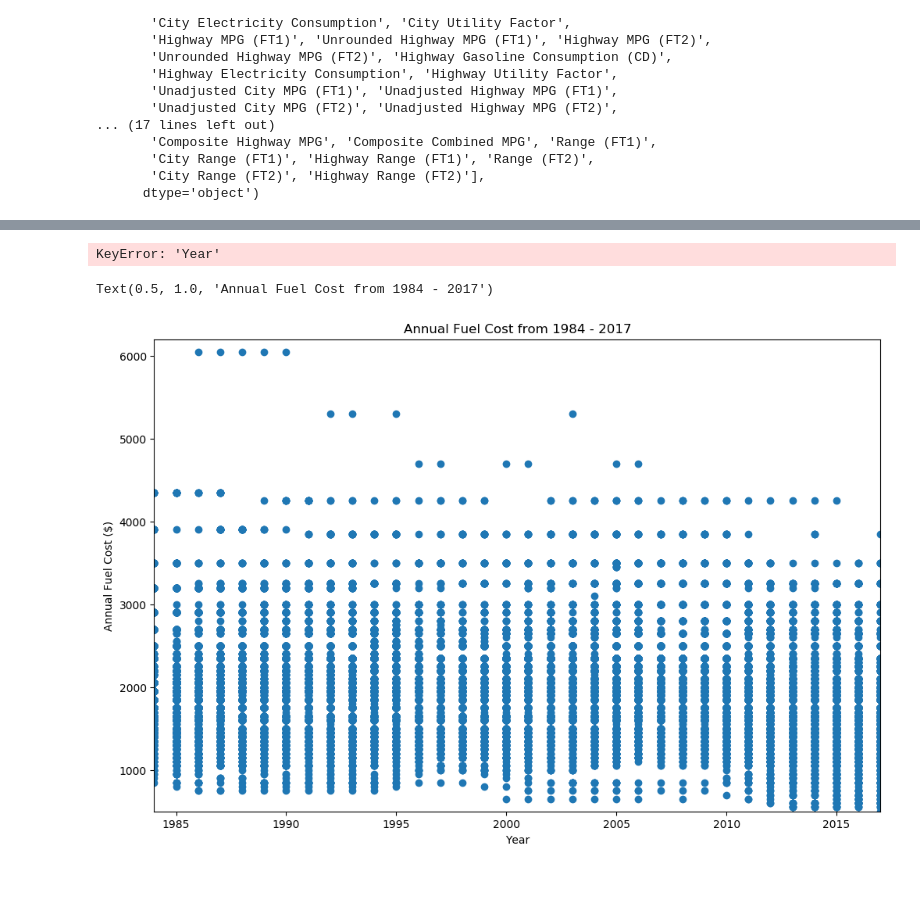
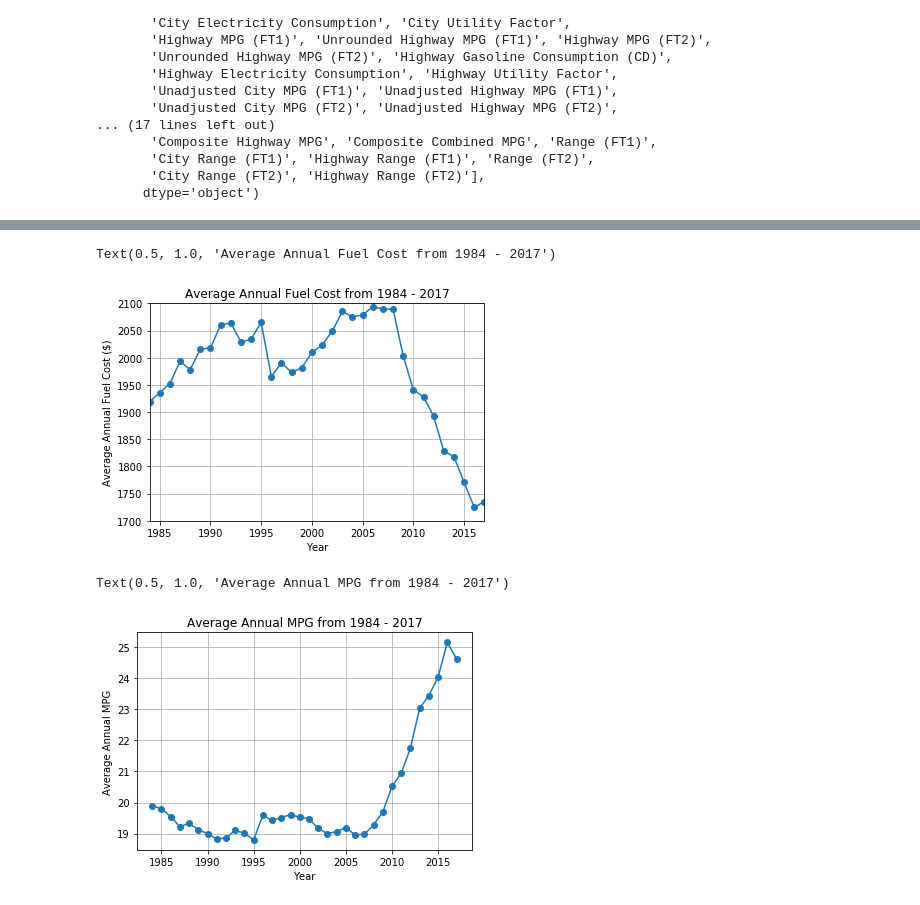
Before and after one commit to geraldwattsthethird/Fuel-Cost-Analysis, a Jupyter notebook: Fuel_Cost.ipynb, the cells around one changed output, grey strips where cells are left out. Saved outputs shown, nothing was run; the diff lists cells and outputs as text; code cells hidden in the pictures.

Commit message:
added second graph

```diff
--- a/Fuel_Cost.ipynb
+++ b/Fuel_Cost.ipynb
@@ -40,43 +58,48 @@ Index(['Vehicle ID', 'Year', 'Make', 'Model', 'Class', 'Drive', 'Transmission',
 # %%
 # year = fuel_cost.loc[fuel_cost['Year']]
-year = fuel_cost.groupby('Year').mean()
-print(len(year))
-print(year)
+#year_df = cleaned_data.groupby('Year').unique()
+years = [1984, 1985, 1986, 1987, 1988, 1989, 1990, 1991, 1992, 1993, 1994, 1995, 1996, 1997, 1998, 1999, 2000, 2001,
+        2002, 2003, 2004, 2005, 2006, 2007, 2008, 2009, 2010, 2011, 2012, 2013, 2014, 2015, 2016, 2017]
+# year = year_df['Year']
+# print(len(year))
+# print(year)
 cost = fuel_cost.groupby('Year').mean()['Annual Fuel Cost (FT1)']
-print(len(cost))
-print(cost)
-
-# cost.max()
+# print(len(cost))
+# print(cost)
+# print(cost.min())
 
 # plt.figure(figsize=(12,8), dpi= 100, facecolor="w", edgecolor="k")
-# plt.plot(year, cost)
-# plt.xlim(1984,2017)
-# plt.ylim(500,6200)
-# # plt.tick_params
+plt.plot(years, cost, marker='o')
+# plt.xticks(nparrage)
+plt.xlim(1984,2017)
+plt.ylim(1700,2100)
+plt.grid('True')
+#plt.tick_params
+#Figure out how to add more values along x axis label
 
-
-# # Labels
-# plt.xlabel("Year")
-# plt.ylabel("Annual Fuel Cost ($)")
-# plt.title("Annual Fuel Cost from 1984 - 2017")
+# Labels
+plt.xlabel("Year")
+plt.ylabel("Average Annual Fuel Cost ($)")
+plt.title("Average Annual Fuel Cost from 1984 - 2017")
 # %% [output]
-KeyError: 'Year'
+Text(0.5, 1.0, 'Average Annual Fuel Cost from 1984 - 2017')
+[figure, added]
 # %%
-year = fuel_cost['Year']
-cost = fuel_cost['Annual Fuel Cost (FT1)']
-# cost.max()
+#Define new MPG variable
+mpg = fuel_cost.groupby('Year').mean()['Combined MPG (FT1)']
 
-plt.figure(figsize=(12,8), dpi= 100, facecolor="w", edgecolor="k")
-plt.scatter(year, cost)
-plt.xlim(1984,2017)
-plt.ylim(500,6200)
-# plt.tick_params
-
+#Plot MPG over time
+# plt.figure(figsize=(12,8), dpi= 100, facecolor="w", edgecolor="k")
+plt.plot(years, mpg, marker='o')
+# plt.xlim(1984,2017)
+# plt.ylim(1700,2100)
+plt.grid('True')
+#Figure out how to add more values along x axis label
 
 # Labels
 plt.xlabel("Year")
-plt.ylabel("Annual Fuel Cost ($)")
-plt.title("Annual Fuel Cost from 1984 - 2017")
+plt.ylabel("Average Annual MPG")
+plt.title("Average Annual MPG from 1984 - 2017")
 # %% [output]
-Text(0.5, 1.0, 'Annual Fuel Cost from 1984 - 2017')
+Text(0.5, 1.0, 'Average Annual MPG from 1984 - 2017')
-[figure, old version]
+[figure, new version]
```
Also changed, not shown: parts of 2 cells of this notebook.
